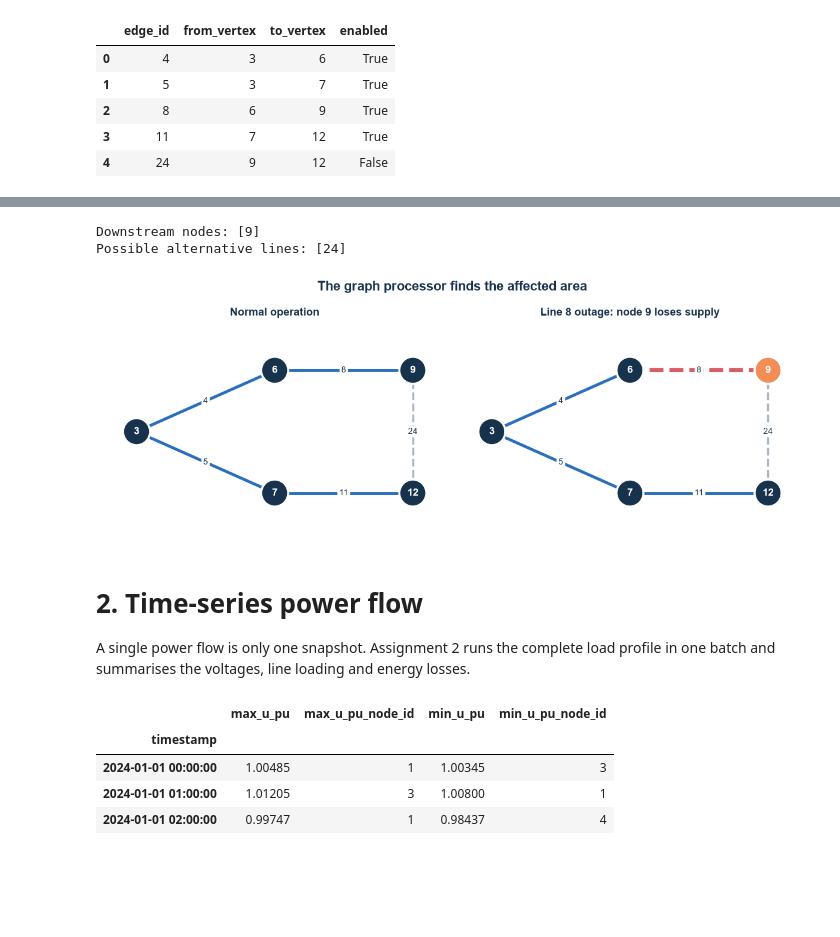
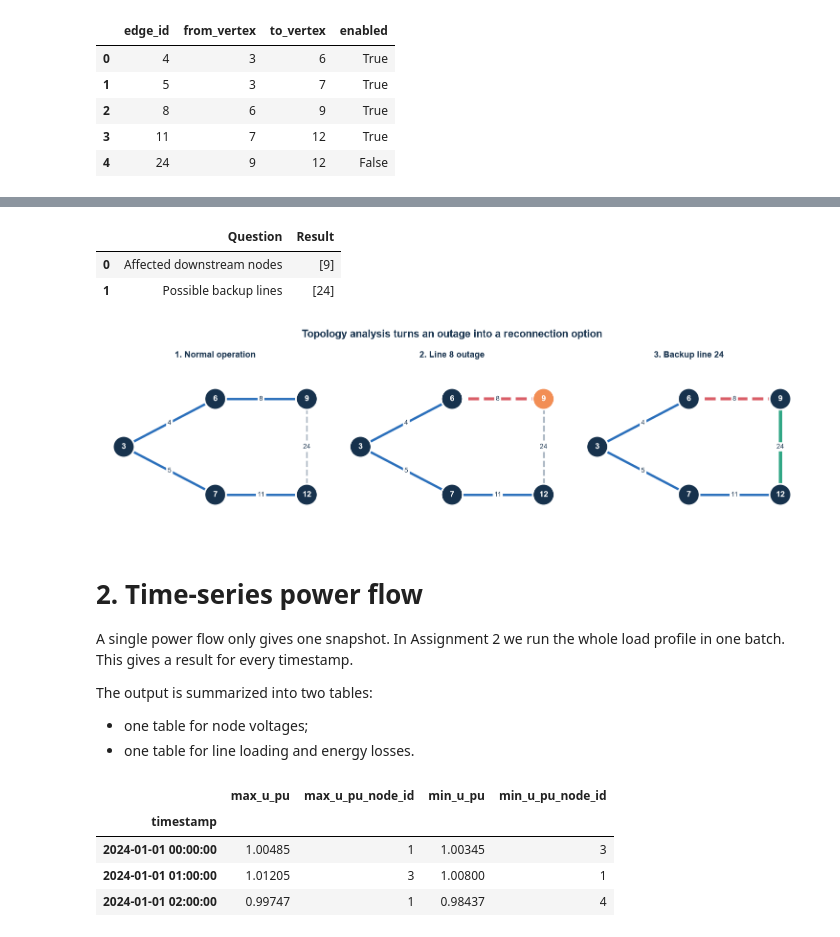
Before and after one commit to tue-ees-5xwg0/power-system-simulation-Four, a Jupyter notebook: example/final_presentation.ipynb, the cells around one changed output, grey strips where cells are left out. Saved outputs shown, nothing was run; the diff lists cells and outputs as text; code cells hidden in the pictures; blank space fills up the shorter version.

Commit message:
Expand presentation explanation and simplify figures

```diff
--- a/example/final_presentation.ipynb
+++ b/example/final_presentation.ipynb
@@ -67,7 +71,7 @@ plt.rcParams.update(
         "axes.labelcolor": NAVY,
         "text.color": NAVY,
         "font.size": 11,
-        "grid.alpha": 0.35,
+        "grid.alpha": 0.30,
     }
 )
 
@@ -86,0 +91,23 @@ one DataFrame row. This keeps the line ID, endpoints and status together.
+# %%
+fig, ax = plt.subplots(figsize=(11, 2.8))
+ax.axis("off")
+steps = [
+    ("Assignment 1", "Grid topology\nDownstream nodes\nAlternative lines"),
+    ("Assignment 2", "Time-series power flow\nVoltage\nLoading and losses"),
+    ("Assignment 3", "Grid studies\nEV impact\nTap and N-1"),
+]
+for i, (title, body) in enumerate(steps):
+    x = i * 0.34 + 0.02
+    box = plt.Rectangle((x, 0.22), 0.28, 0.55, facecolor=PAPER, edgecolor=BLUE, linewidth=2)
+    ax.add_patch(box)
+    ax.text(x + 0.14, 0.62, title, ha="center", va="center", fontsize=13, fontweight="bold")
+    ax.text(x + 0.14, 0.42, body, ha="center", va="center", fontsize=10)
+    if i < 2:
+        ax.annotate(
+            "",
+            xy=(x + 0.33, 0.50),
+            xytext=(x + 0.29, 0.50),
+            arrowprops={"arrowstyle": "->", "lw": 2.5, "color": ORANGE},
+        )
+ax.set_title("One package, three connected parts", fontsize=16, fontweight="bold")
+plt.tight_layout()
@@ -113,11 +152,16 @@ outage_line = 8
 downstream_nodes = graph.find_downstream_vertices(outage_line)
 alternative_lines = graph.find_alternative_edges(outage_line)
 
-print("Downstream nodes:", downstream_nodes)
-print("Possible alternative lines:", alternative_lines)
+pd.DataFrame(
+    {
+        "Question": ["Affected downstream nodes", "Possible backup lines"],
+        "Result": [downstream_nodes, alternative_lines],
+    }
+)
 # %% [output]
-Downstream nodes: [9]
-Possible alternative lines: [24]
+|  | Question | Result |
+| 0 | Affected downstream nodes | [9] |
+| 1 | Possible backup lines | [24] |
 # %%
 def draw_topology(ax, title, outage=None, connected_alternative=None, highlight_nodes=None):
     positions = {3: (0, 1), 6: (1, 1.5), 7: (1, 0.5), 9: (2, 1.5), 12: (2, 0.5)}
@@ -148,44 +192,50 @@ def draw_topology(ax, title, outage=None, connected_alternative=None, highlight_
         if row.edge_id == connected_alternative:
             color, style, width = GREEN, "solid", 5
         nx.draw_networkx_edges(
             grid_graph,
             positions,
             [(row.from_vertex, row.to_vertex)],
             edge_color=color,
             style=style,
             width=width,
             ax=ax,
         )
         midpoint = (
             (positions[row.from_vertex][0] + positions[row.to_vertex][0]) / 2,
             (positions[row.from_vertex][1] + positions[row.to_vertex][1]) / 2,
         )
         ax.text(
             *midpoint,
             str(row.edge_id),
             ha="center",
             va="center",
             fontsize=10,
             bbox={"boxstyle": "round,pad=0.22", "facecolor": "white", "edgecolor": "none"},
         )
-    ax.set_title(title, pad=14)
+    ax.set_title(title, pad=12)
     ax.set_xlim(-0.25, 2.25)
     ax.set_ylim(0.15, 1.85)
     ax.axis("off")
 
 
-fig, axes = plt.subplots(1, 2, figsize=(12, 4.5))
-draw_topology(axes[0], "Normal operation")
-draw_topology(axes[1], "Line 8 outage: node 9 loses supply", outage=8, highlight_nodes=downstream_nodes)
-fig.suptitle("The graph processor finds the affected area", fontsize=16, fontweight="bold", color=NAVY)
+fig, axes = plt.subplots(1, 3, figsize=(15, 4.4))
+draw_topology(axes[0], "1. Normal operation")
+draw_topology(axes[1], "2. Line 8 outage", outage=8, highlight_nodes=downstream_nodes)
+draw_topology(axes[2], "3. Backup line 24", outage=8, connected_alternative=24)
+fig.suptitle("Topology analysis turns an outage into a reconnection option", fontsize=16, fontweight="bold")
 plt.tight_layout()
 # %% [output]
-[figure, old version]
+[figure, new version]
 # %% [markdown]
 # 2. Time-series power flow
 
-A single power flow is only one snapshot. Assignment 2 runs the complete load profile in one batch and
-summarises the voltages, line loading and energy losses.
+A single power flow only gives one snapshot. In Assignment 2 we run the whole load profile in one batch.
+This gives a result for every timestamp.
+
+The output is summarized into two tables:
+
+- one table for node voltages;
+- one table for line loading and energy losses.
 # %%
 grid_data = deserialize_pgm_json(read_json_file(ROOT / "data" / "input_network_data.json"))
 load_p = read_load_profile(ROOT / "data" / "active_power_profile.parquet")
```
Also changed, not shown: parts of 38 cells of this notebook, 1 other file.
